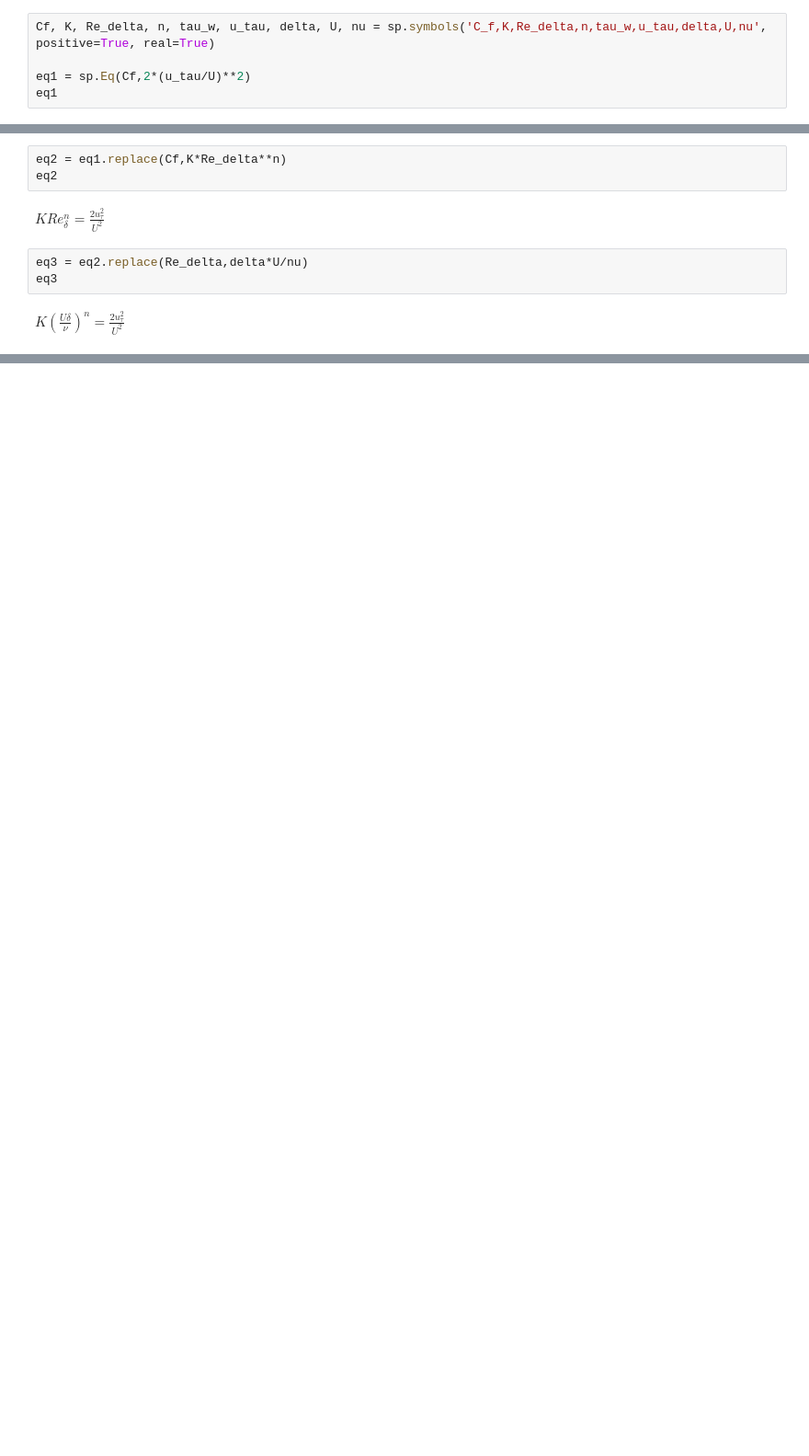
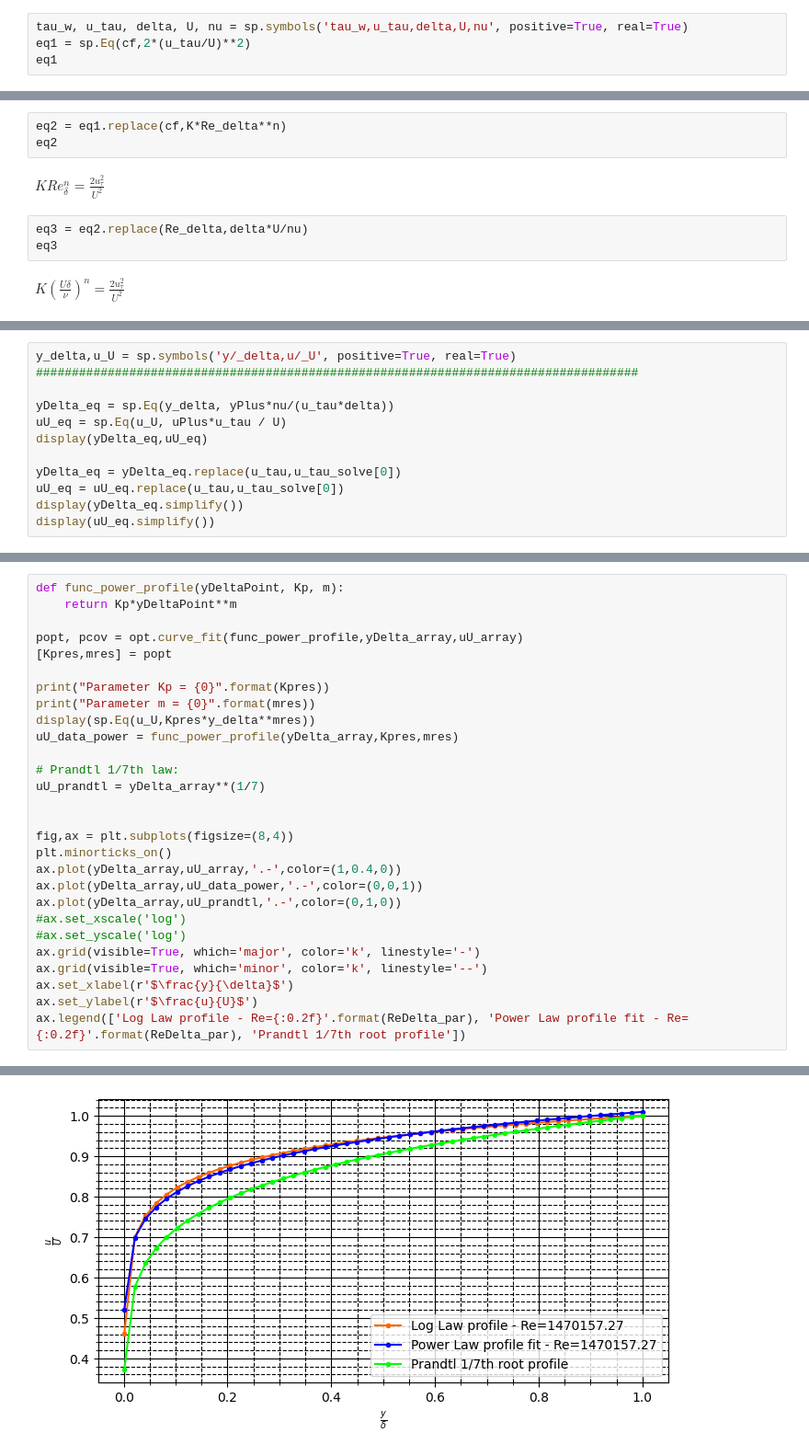
Before and after one commit to Ferraan/AdvancedFluidMechanics, a Jupyter notebook: 4-BoundaryLayer/Assigment4Group1.ipynb, the cells around one changed output, grey strips where cells are left out. Shown: that part at 92% size. Cells and saved outputs as stored; diff of their text form; blank space fills up the shorter version.

Commit message:
A4: Profile fit

```diff
--- a/4-BoundaryLayer/Assigment4Group1.ipynb
+++ b/4-BoundaryLayer/Assigment4Group1.ipynb
@@ -99,6 +118,5 @@ ax.legend(['Turbulent boundary layer', 'Power fit'])
 # %%
-Cf, K, Re_delta, n, tau_w, u_tau, delta, U, nu = sp.symbols('C_f,K,Re_delta,n,tau_w,u_tau,delta,U,nu', positive=True, real=True)
-
-eq1 = sp.Eq(Cf,2*(u_tau/U)**2)
+tau_w, u_tau, delta, U, nu = sp.symbols('tau_w,u_tau,delta,U,nu', positive=True, real=True)
+eq1 = sp.Eq(cf,2*(u_tau/U)**2)
 eq1
 # %% [output]
@@ -106,5 +124,5 @@ $\displaystyle C_{f} = \frac{2 u_{\tau}^{2}}{U^{2}}$
 # %%
-eq2 = eq1.replace(Cf,K*Re_delta**n)
+eq2 = eq1.replace(cf,K*Re_delta**n)
 eq2
 # %% [output]
 $\displaystyle K Re_{\delta}^{n} = \frac{2 u_{\tau}^{2}}{U^{2}}$
@@ -139,0 +156,12 @@ nu_par = 1.5e-5
+# %%
+y_delta,u_U = sp.symbols('y/_delta,u/_U', positive=True, real=True)
+####################################################################################
+
+yDelta_eq = sp.Eq(y_delta, yPlus*nu/(u_tau*delta))
+uU_eq = sp.Eq(u_U, uPlus*u_tau / U)
+display(yDelta_eq,uU_eq)
+
+yDelta_eq = yDelta_eq.replace(u_tau,u_tau_solve[0])
+uU_eq = uU_eq.replace(u_tau,u_tau_solve[0])
+display(yDelta_eq.simplify())
+display(uU_eq.simplify())
@@ -139,0 +219,29 @@ nu_par = 1.5e-5
+# %%
+def func_power_profile(yDeltaPoint, Kp, m):
+    return Kp*yDeltaPoint**m
+
+popt, pcov = opt.curve_fit(func_power_profile,yDelta_array,uU_array)
+[Kpres,mres] = popt
+
+print("Parameter Kp = {0}".format(Kpres))
+print("Parameter m = {0}".format(mres))
+display(sp.Eq(u_U,Kpres*y_delta**mres))
+uU_data_power = func_power_profile(yDelta_array,Kpres,mres)
+
+# Prandtl 1/7th law:
+uU_prandtl = yDelta_array**(1/7)
+
+
+fig,ax = plt.subplots(figsize=(8,4))
+plt.minorticks_on()
+ax.plot(yDelta_array,uU_array,'.-',color=(1,0.4,0))
+ax.plot(yDelta_array,uU_data_power,'.-',color=(0,0,1))
+ax.plot(yDelta_array,uU_prandtl,'.-',color=(0,1,0))
+#ax.set_xscale('log')
+#ax.set_yscale('log')
+ax.grid(visible=True, which='major', color='k', linestyle='-')
+ax.grid(visible=True, which='minor', color='k', linestyle='--')
+ax.set_xlabel(r'$\frac{y}{\delta}$')
+ax.set_ylabel(r'$\frac{u}{U}$')
+ax.legend(['Log Law profile - Re={:0.2f}'.format(ReDelta_par), 'Power Law profile fit - Re={:0.2f}'.format(ReDelta_par), 'Prandtl 1/7th root profile'])
+# %% [output]
@@ -139,0 +252 @@ nu_par = 1.5e-5
+[figure, added]
```
Also changed, not shown: parts of 22 cells of this notebook.
